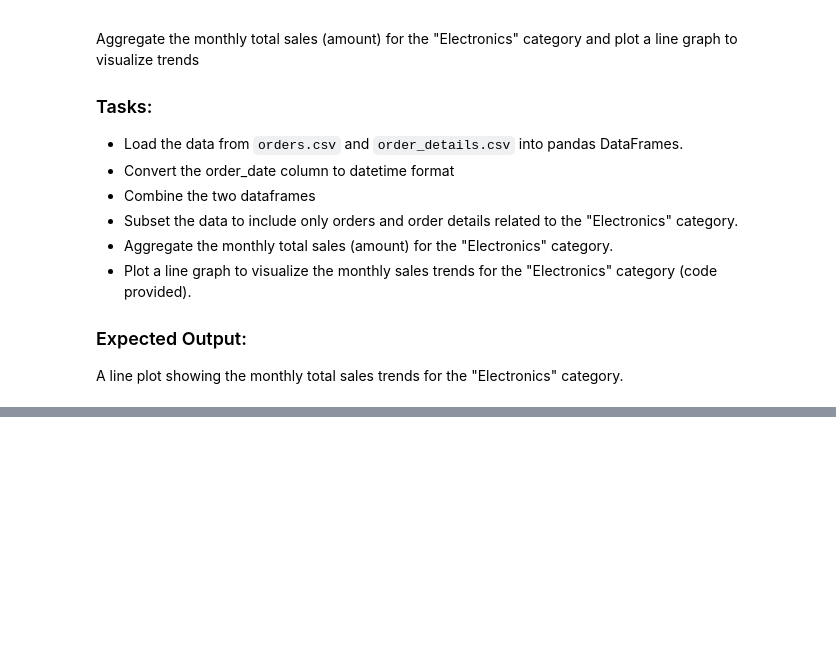
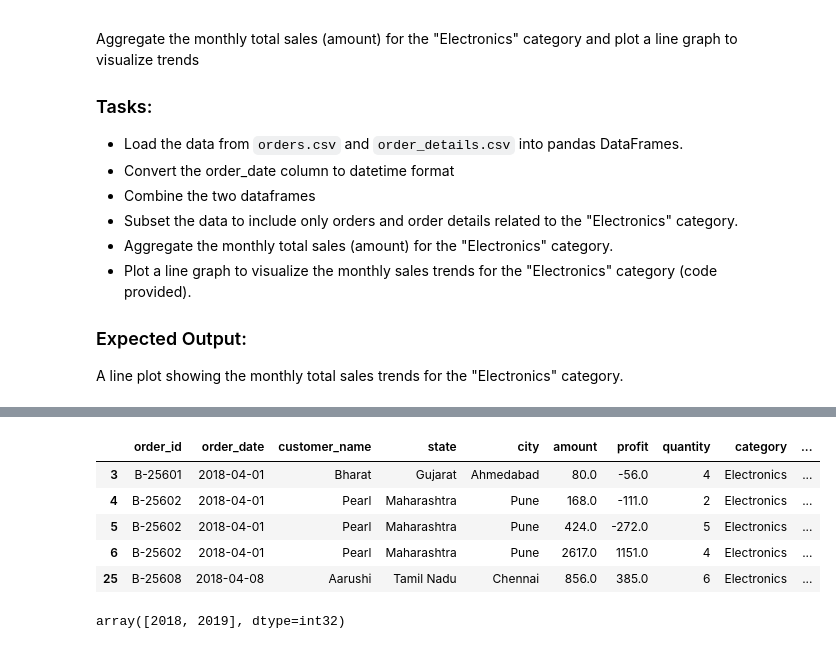
Before and after one commit to jamielatham15/codespaces-jupyter, a Jupyter notebook: notebooks/python-test.ipynb, the cells around one changed output, grey strips where cells are left out. Drawn from its saved outputs; the diff is of its cells as text; code cells hidden in the pictures; blank space fills up the shorter version.

```diff
--- a/notebooks/python-test.ipynb
+++ b/notebooks/python-test.ipynb
@@ -39,0 +90,14 @@ monthly_sales =
+# %%
+eletronics_orders = total_orders[total_orders['category'] == 'Electronics']
+eletronics_orders.head()
+# %% [output]
+|  | order_id | order_date | customer_name | state | city | amount | profit | quantity | category | ... |
+| 3 | B-25601 | 2018-04-01 | Bharat | Gujarat | Ahmedabad | 80.0 | -56.0 | 4 | Electronics | ... |
+| 4 | B-25602 | 2018-04-01 | Pearl | Maharashtra | Pune | 168.0 | -111.0 | 2 | Electronics | ... |
+| 5 | B-25602 | 2018-04-01 | Pearl | Maharashtra | Pune | 424.0 | -272.0 | 5 | Electronics | ... |
+| 6 | B-25602 | 2018-04-01 | Pearl | Maharashtra | Pune | 2617.0 | 1151.0 | 4 | Electronics | ... |
+| 25 | B-25608 | 2018-04-08 | Aarushi | Tamil Nadu | Chennai | 856.0 | 385.0 | 6 | Electronics | ... |
+# %%
+eletronics_orders['order_date'].dt.year.unique()
+# %% [output]
+array([2018, 2019], dtype=int32)
```
Also changed, not shown: parts of 13 cells of this notebook, 1 other file.
